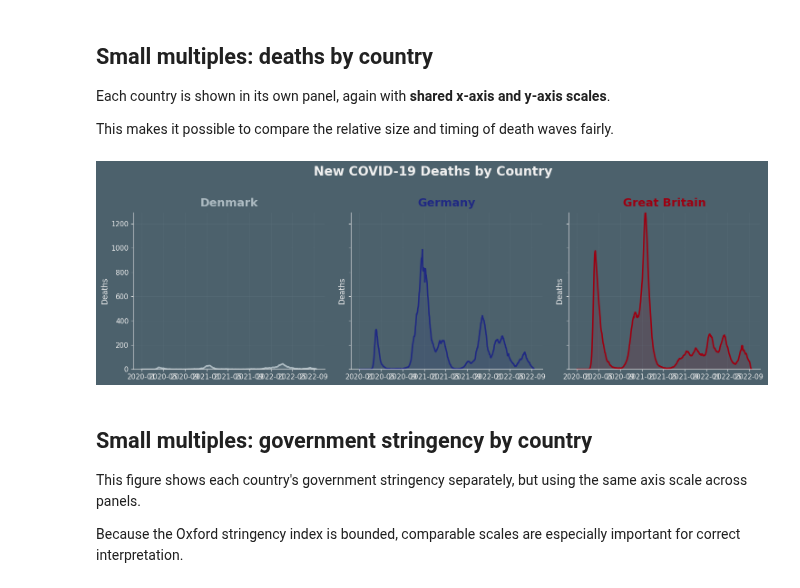
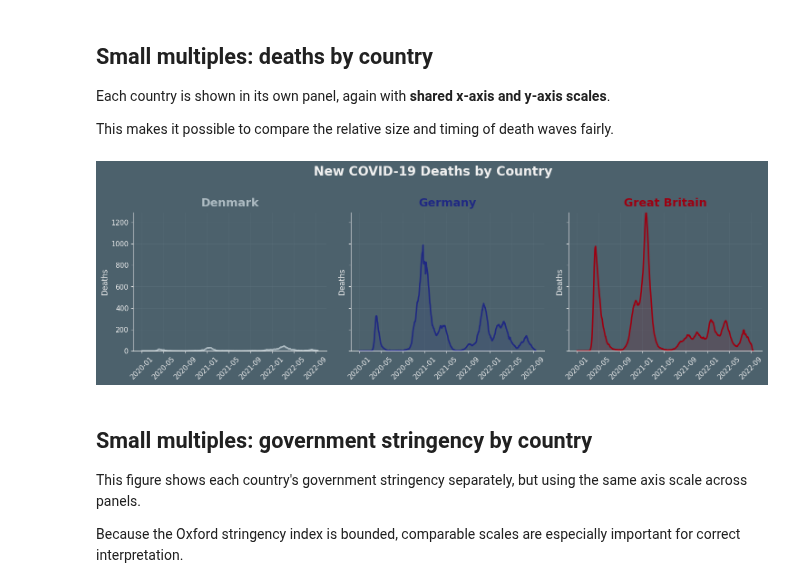
Before and after one commit to vichalder/final_project, a Jupyter notebook: notebooks/Kats_arbejdsfil.ipynb, the cells around one changed output. Drawn from its saved outputs; the diff is of its cells as text; code cells hidden in the pictures.

Commit message:
Fixed x labels

```diff
--- a/notebooks/Kats_arbejdsfil.ipynb
+++ b/notebooks/Kats_arbejdsfil.ipynb
@@ -707,6 +709,7 @@ for ax, code in zip(axes, selected_countries):
     ax.fill_between(df_plot["date"], df_plot["new_confirmed_7d"], color=c, alpha=0.14)
 
     ax.set_title(country_names[code], color=c, pad=10)
+    ax.tick_params(axis='x', labelrotation=45)
     ax.set_ylim(0, cases_ymax)
     ax.set_ylabel("Cases")
     ax.spines["top"].set_visible(False)
@@ -726,26 +729,27 @@ This makes it possible to compare the relative size and timing of death waves fa
 # %%
 deaths_ymax = epi_compare["new_deceased_7d"].max()
 
 fig, axes = plt.subplots(1, 3, figsize=(15, 4.8), sharex=True, sharey=True)
 
 for ax, code in zip(axes, selected_countries):
     df_plot = epi_compare[epi_compare["location_key"] == code]
     c = COUNTRY_COLORS[code]
 
     ax.plot(df_plot["date"], df_plot["new_deceased_7d"], color=c, linewidth=2.3)
     ax.fill_between(df_plot["date"], df_plot["new_deceased_7d"], color=c, alpha=0.14)
 
     ax.set_title(country_names[code], color=c, pad=10)
+    ax.tick_params(axis='x', labelrotation=45)
     ax.set_ylim(0, deaths_ymax)
     ax.set_ylabel("Deaths")
     ax.spines["top"].set_visible(False)
     ax.spines["right"].set_visible(False)
 
 fig.suptitle("New COVID-19 Deaths by Country", fontsize=20, fontweight="bold", y=1.02, color=TEXT)
 plt.tight_layout()
 plt.show()
 # %% [output]
-[figure, old version]
+[figure, new version]
 # %% [markdown]
 ## Small multiples: government stringency by country
 
```
Also changed, not shown: parts of 5 cells of this notebook.
